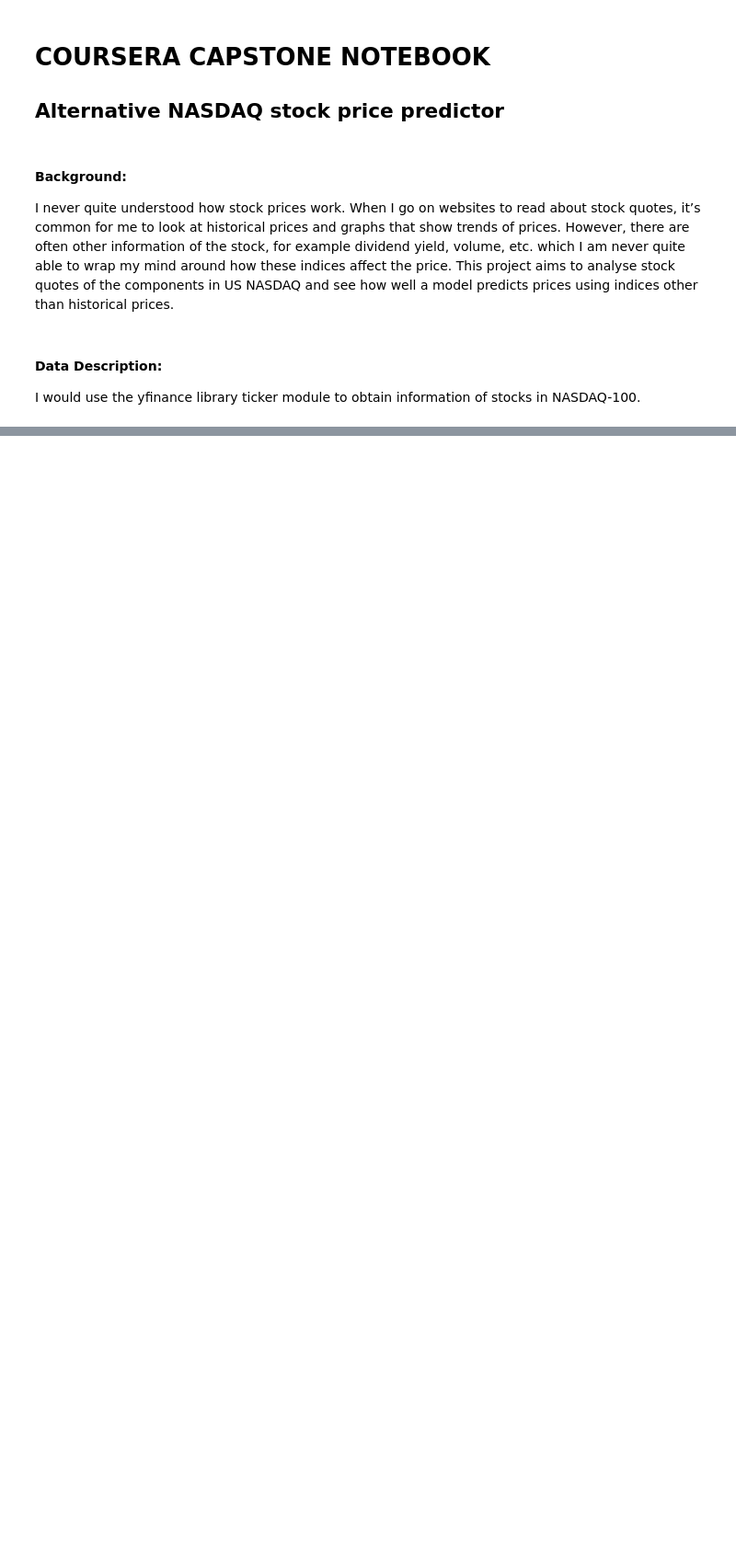
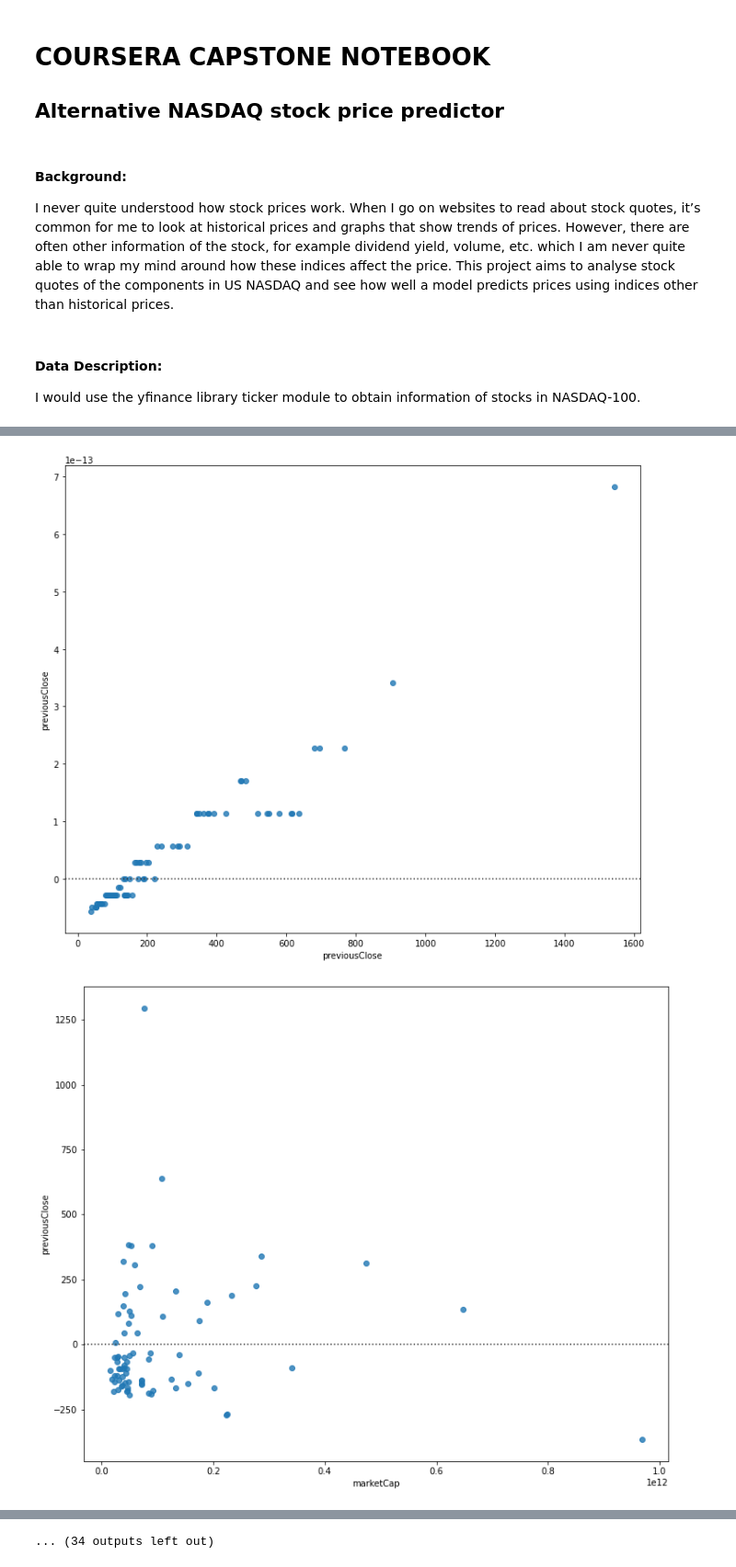
Before and after one commit to vivianchoixd/Coursera_Capstone, a Jupyter notebook: Coursera_Capstone.ipynb, the cells around one changed output, grey strips where cells are left out. Shown at 92% size. Cells and saved outputs as stored; diff of their text form; code cells hidden in the pictures; blank space fills up the shorter version.

```diff
--- a/Coursera_Capstone.ipynb
+++ b/Coursera_Capstone.ipynb
@@ -160,0 +410,9 @@ print(raw_data)
+# %%
+#since residual plot seems to show that there is an outlier problem, let's remove outliers
+z_scores = stats.zscore(cleaned_data)
+
+abs_z_scores = np.abs(z_scores)
+filtered_entries = (abs_z_scores < 3).all(axis=1)
+new_cleaned_data = cleaned_data[filtered_entries]
+
+print(new_cleaned_data)
@@ -160,0 +437,11 @@ print(raw_data)
+# %%
+#let's see the residual plots again
+for i in new_cleaned_data.columns:
+    width = 12
+    height = 10
+    plt.figure(figsize=(width, height))
+    sns.residplot(new_cleaned_data[i], new_cleaned_data['previousClose'])
+    plt.show()
+# %% [output]
+[figure, added]
+[figure, added]
@@ -160,0 +458 @@ print(raw_data)
+... (34 outputs left out)
```
Also changed, not shown: parts of 36 cells of this notebook.
